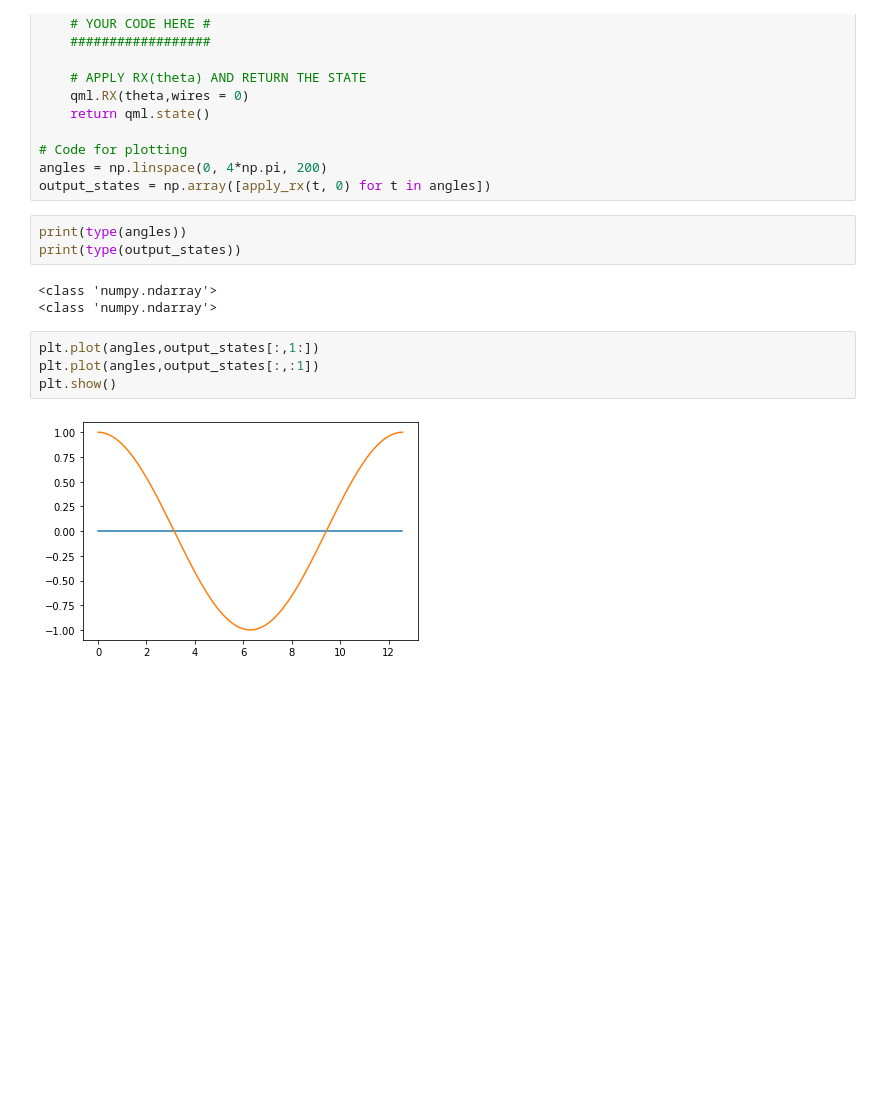
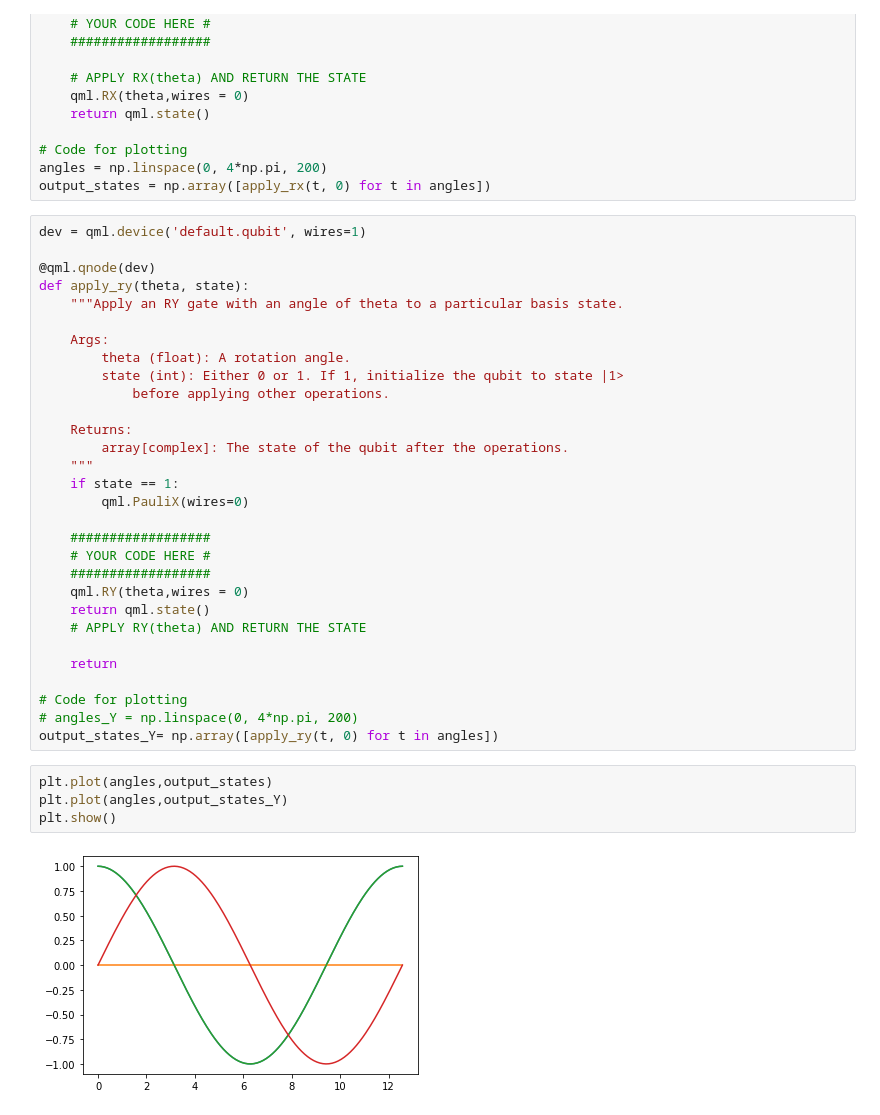
Before and after one commit to Baylor-AI/mt_QC_JO, a Jupyter notebook: Quantum Computing/Quantum.ipynb, the cells around one changed output. Drawn from its saved outputs; the diff is of its cells as text; blank space fills up the shorter version.

```diff
--- a/Quantum Computing/Quantum.ipynb
+++ b/Quantum Computing/Quantum.ipynb
@@ -381,15 +381,39 @@ def apply_rx(theta, state):
 # Code for plotting
 angles = np.linspace(0, 4*np.pi, 200)
 output_states = np.array([apply_rx(t, 0) for t in angles])
-# %%
-print(type(angles))
-print(type(output_states))
-# %% [output]
-<class 'numpy.ndarray'>
-<class 'numpy.ndarray'>
+# %%
+dev = qml.device('default.qubit', wires=1)
+
+@qml.qnode(dev)
+def apply_ry(theta, state):
+    """Apply an RY gate with an angle of theta to a particular basis state.
+
+    Args:
+        theta (float): A rotation angle.
+        state (int): Either 0 or 1. If 1, initialize the qubit to state |1>
+            before applying other operations.
+
+    Returns:
+        array[complex]: The state of the qubit after the operations.
+    """
+    if state == 1:
+        qml.PauliX(wires=0)
+
+    ##################
+    # YOUR CODE HERE #
+    ##################
+    qml.RY(theta,wires = 0)
+    return qml.state()
+    # APPLY RY(theta) AND RETURN THE STATE
+
+    return
+
+# Code for plotting
+# angles_Y = np.linspace(0, 4*np.pi, 200)
+output_states_Y= np.array([apply_ry(t, 0) for t in angles])
 # %%
-plt.plot(angles,output_states[:,1:])
-plt.plot(angles,output_states[:,:1])
+plt.plot(angles,output_states)
+plt.plot(angles,output_states_Y)
 plt.show()
 # %% [output]
-[figure, old version]
+[figure, new version]
```
